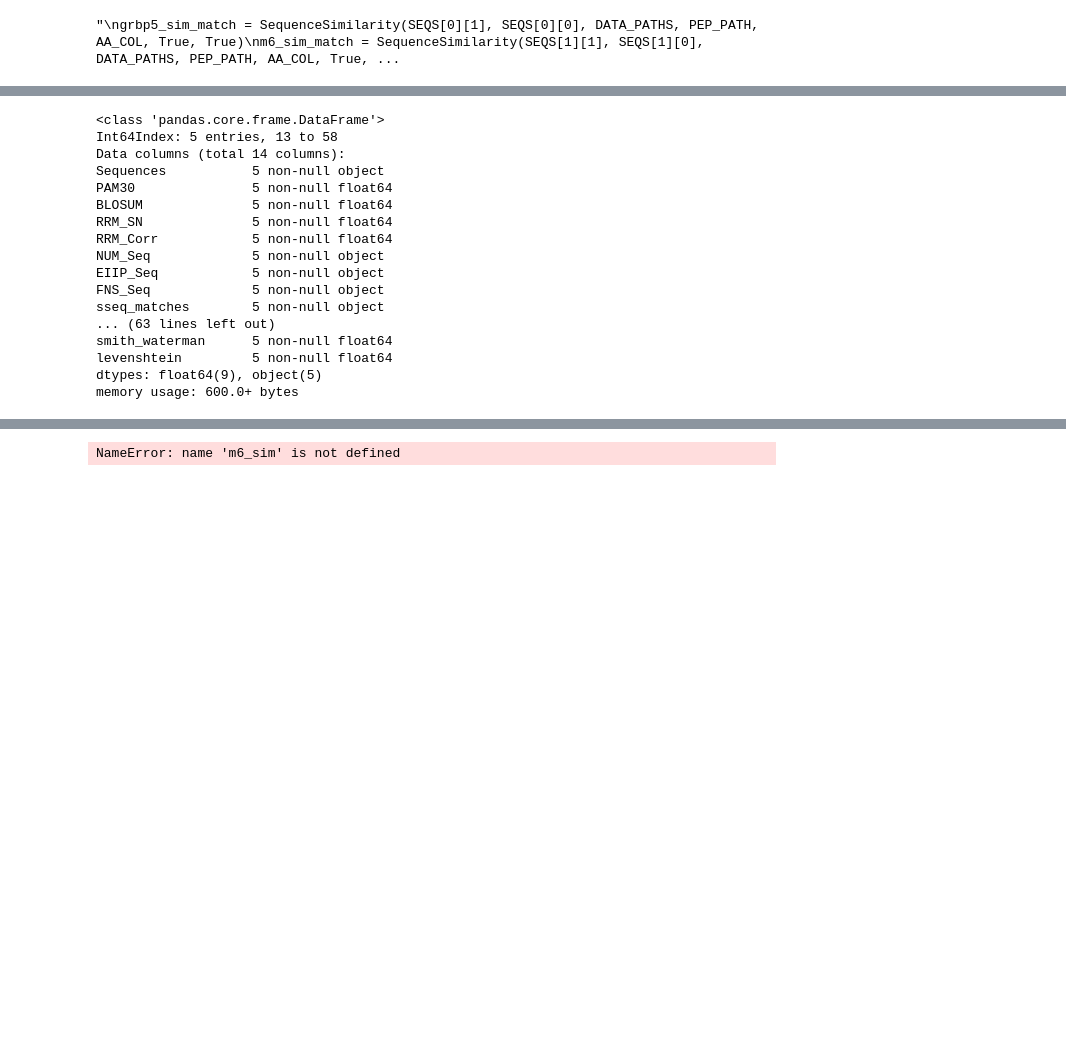
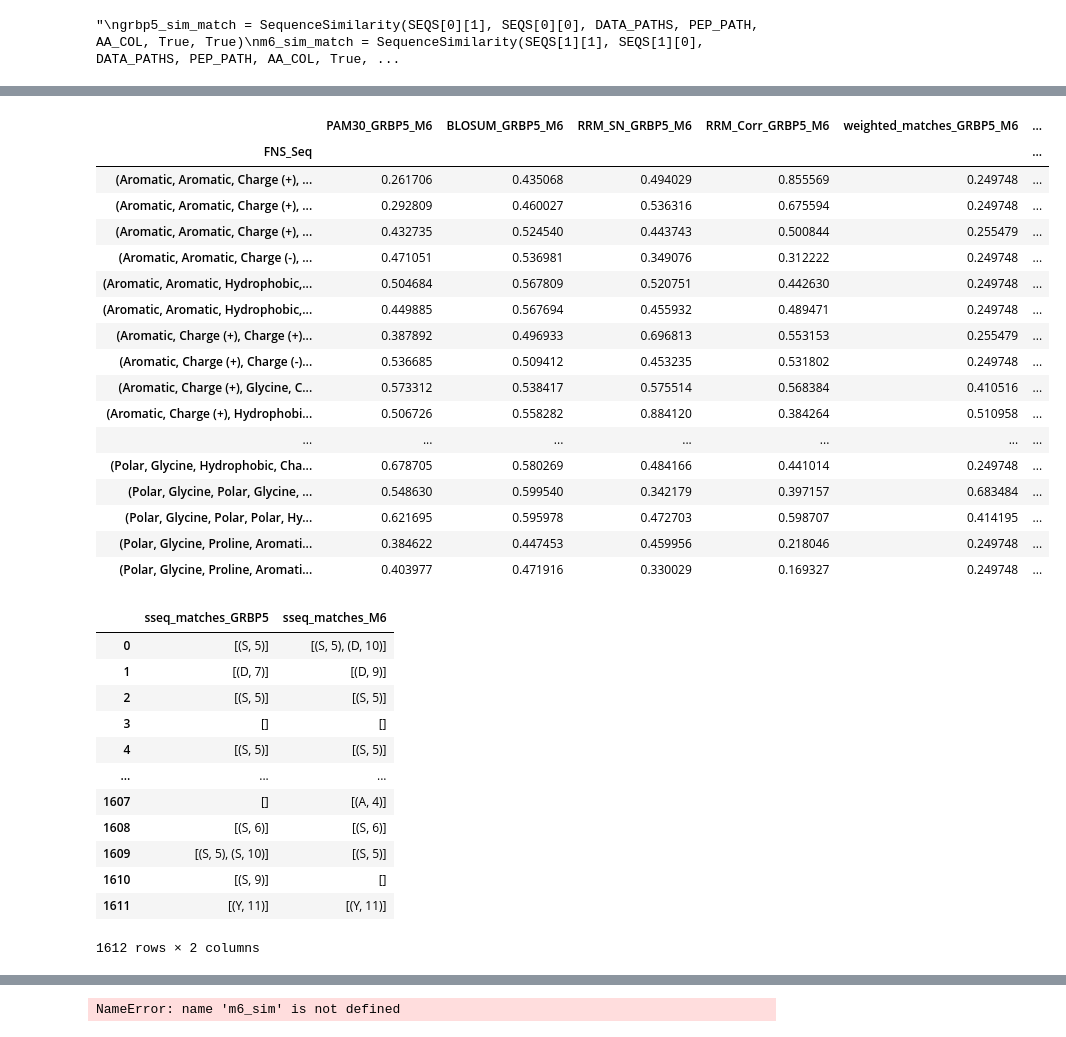
Before and after one commit to clpi/gemsec-neuropep, a Jupyter notebook: final/notebooks/notebook_v6.ipynb, the cells around one changed output, grey strips where cells are left out. Saved outputs shown, nothing was run; the diff lists cells and outputs as text; code cells hidden in the pictures; blank space fills up the shorter version.

```diff
--- a/final/notebooks/notebook_v6.ipynb
+++ b/final/notebooks/notebook_v6.ipynb
@@ -475,3 +468,29 @@ dat2['both_avg_sim_match'].head()
+# %%
+import scipy.stats
+
+new1 = dat2['both_avg_sim_match'].groupby('FNS_Seq').mean()
+new2 = dat2['both_avg_sim_match'].groupby('Sequences')
+
+dat2['both_avg_sim_match'].describe()
+# %% [output]
+|  | PAM30_GRBP5_M6 | BLOSUM_GRBP5_M6 | RRM_SN_GRBP5_M6 | RRM_Corr_GRBP5_M6 | weighted_matches_GRBP5_M6 | ... |
+| FNS_Seq |  |  |  |  |  | ... |
+| (Aromatic, Aromatic, Charge (+), ... | 0.261706 | 0.435068 | 0.494029 | 0.855569 | 0.249748 | ... |
+| (Aromatic, Aromatic, Charge (+), ... | 0.292809 | 0.460027 | 0.536316 | 0.675594 | 0.249748 | ... |
+| (Aromatic, Aromatic, Charge (+), ... | 0.432735 | 0.524540 | 0.443743 | 0.500844 | 0.255479 | ... |
+| (Aromatic, Aromatic, Charge (-), ... | 0.471051 | 0.536981 | 0.349076 | 0.312222 | 0.249748 | ... |
+| (Aromatic, Aromatic, Hydrophobic,... | 0.504684 | 0.567809 | 0.520751 | 0.442630 | 0.249748 | ... |
+| (Aromatic, Aromatic, Hydrophobic,... | 0.449885 | 0.567694 | 0.455932 | 0.489471 | 0.249748 | ... |
+| (Aromatic, Charge (+), Charge (+)... | 0.387892 | 0.496933 | 0.696813 | 0.553153 | 0.255479 | ... |
+| (Aromatic, Charge (+), Charge (-)... | 0.536685 | 0.509412 | 0.453235 | 0.531802 | 0.249748 | ... |
+| (Aromatic, Charge (+), Glycine, C... | 0.573312 | 0.538417 | 0.575514 | 0.568384 | 0.410516 | ... |
+| (Aromatic, Charge (+), Hydrophobi... | 0.506726 | 0.558282 | 0.884120 | 0.384264 | 0.510958 | ... |
+| ... | ... | ... | ... | ... | ... | ... |
+| (Polar, Glycine, Hydrophobic, Cha... | 0.678705 | 0.580269 | 0.484166 | 0.441014 | 0.249748 | ... |
+| (Polar, Glycine, Polar, Glycine, ... | 0.548630 | 0.599540 | 0.342179 | 0.397157 | 0.683484 | ... |
+| (Polar, Glycine, Polar, Polar, Hy... | 0.621695 | 0.595978 | 0.472703 | 0.598707 | 0.414195 | ... |
+| (Polar, Glycine, Proline, Aromati... | 0.384622 | 0.447453 | 0.459956 | 0.218046 | 0.249748 | ... |
+| (Polar, Glycine, Proline, Aromati... | 0.403977 | 0.471916 | 0.330029 | 0.169327 | 0.249748 | ... |
 # %%
 import seaborn
 import scipy.signal
@@ -480,31 +499,30 @@ pd.options.display.max_rows = 999
 pd.set_option('mode.sim_interactive', True)
 pd.set_option('expand_frame_repr', True)
 pd.set_option('large_repr', 'truncate')
-pd.set_option('large_repr', 'info')
 
 for name in dat1.keys():
     d = dat1[name].pep_data #.plot()
-    print(d.head())
+    #print(d.head())
     #df = d.groupby('NUM_Seq').plot()
     #ds = d.sort_values(by="weighted_matches").plot()
     #df.head(10)
     #dat1[name].pep_data.hist()
 #dat2['both_avg_sim_match'][[*distances.keys()] + ["NUM_Seq"]].groupby("NUM_Seq").mean().plot()
+d1 = list(dat1.keys())
+d2 = list(dat2.keys())
+
+dat2[d2[0]][['sseq_matches_GRBP5', 'sseq_matches_M6']]
 # %% [output]
+|  | sseq_matches_GRBP5 | sseq_matches_M6 |
+| 0 | [(S, 5)] | [(S, 5), (D, 10)] |
+| 1 | [(D, 7)] | [(D, 9)] |
+| 2 | [(S, 5)] | [(S, 5)] |
+| 3 | [] | [] |
+| 4 | [(S, 5)] | [(S, 5)] |
+| ... | ... | ... |
+| 1607 | [] | [(A, 4)] |
+| 1608 | [(S, 6)] | [(S, 6)] |
+| 1609 | [(S, 5), (S, 10)] | [(S, 5)] |
+| 1610 | [(S, 9)] | [] |
+| 1611 | [(Y, 11)] | [(Y, 11)] |
-<class 'pandas.core.frame.DataFrame'>
-Int64Index: 5 entries, 13 to 58
-Data columns (total 14 columns):
-Sequences           5 non-null object
-PAM30               5 non-null float64
-BLOSUM              5 non-null float64
-RRM_SN              5 non-null float64
-RRM_Corr            5 non-null float64
-NUM_Seq             5 non-null object
-EIIP_Seq            5 non-null object
-FNS_Seq             5 non-null object
-sseq_matches        5 non-null object
-... (63 lines left out)
-smith_waterman      5 non-null float64
-levenshtein         5 non-null float64
-dtypes: float64(9), object(5)
-memory usage: 600.0+ bytes
+1612 rows × 2 columns
```
Also changed, not shown: parts of 5 cells of this notebook, 1 other file.
